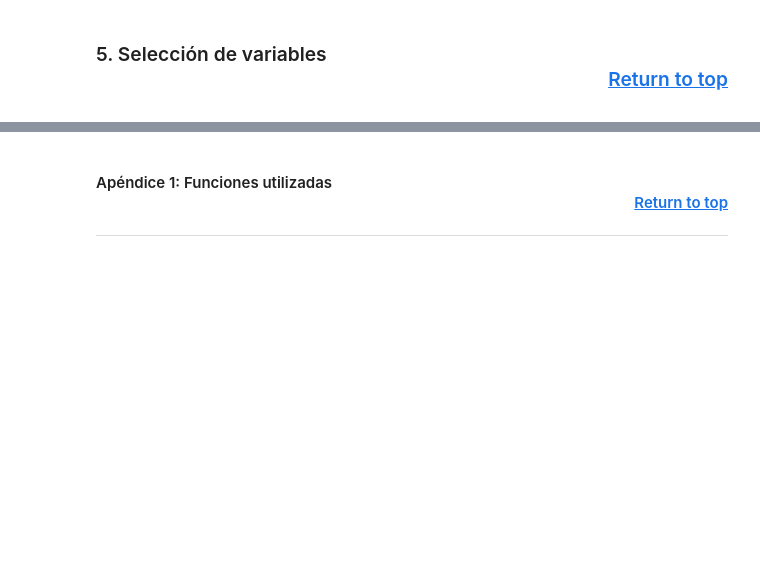
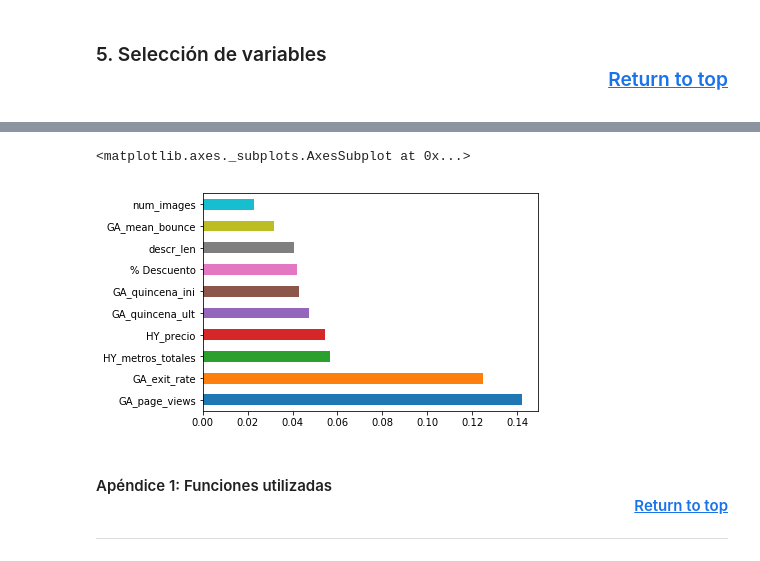
Before and after one commit to RohitUttam/UniversityHack2019, a Jupyter notebook: Expl_ini_rf.ipynb, the cells around one changed output, grey strips where cells are left out. Cells and saved outputs as stored; diff of their text form; code cells hidden in the pictures; blank space fills up the shorter version.

```diff
--- a/Expl_ini_rf.ipynb
+++ b/Expl_ini_rf.ipynb
@@ -639,3 +664,10 @@ print(rf_model.feature_importances_)
+# %%
+(pd.Series(rf_model.feature_importances_, index=X.columns)
+   .nlargest(10)
+   .plot(kind='barh'))
+# %% [output]
+<matplotlib.axes._subplots.AxesSubplot at 0x...>
+[figure, added]
 # %% [markdown]
 <a id='functions'></a>
 
```
Also changed, not shown: parts of 3 cells of this notebook.
